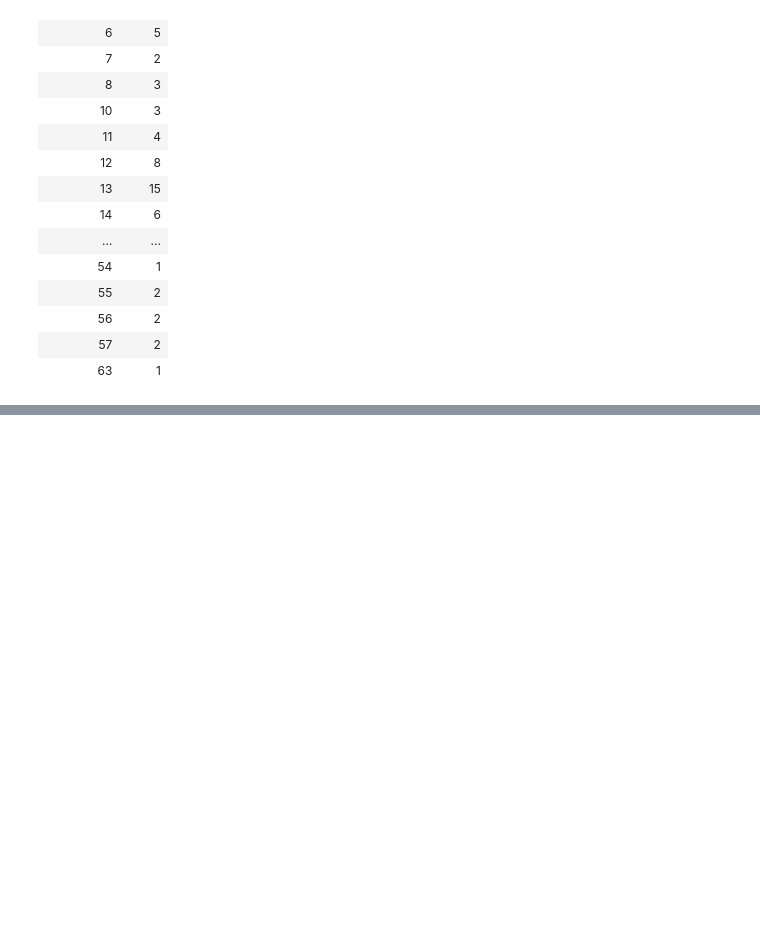
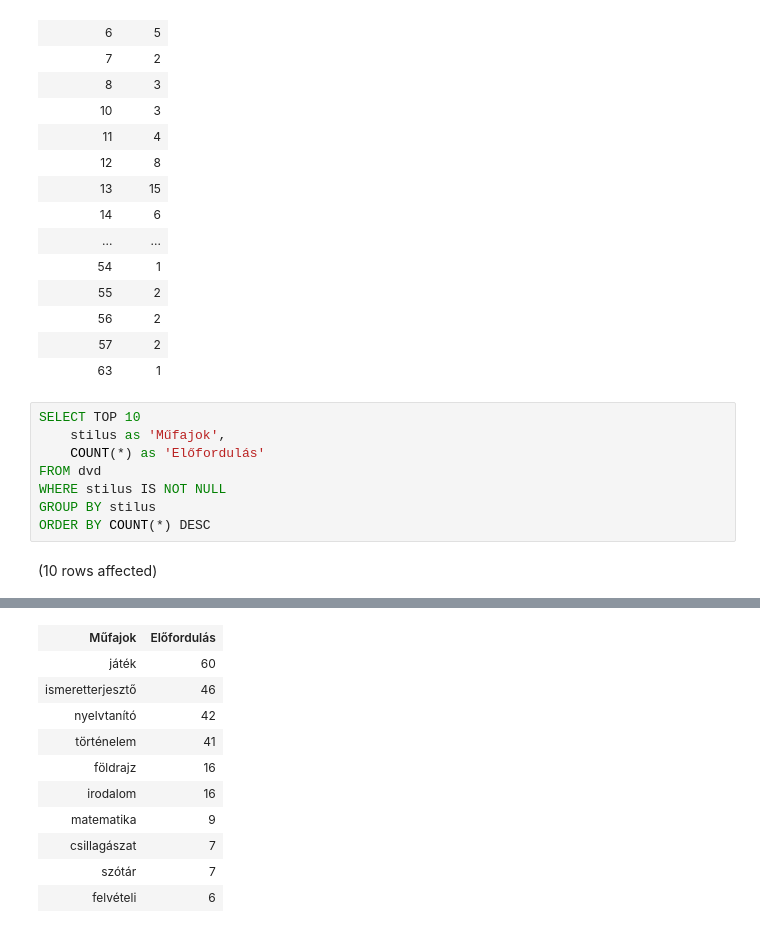
Before and after one commit to marinatoth/db_sql, a Jupyter notebook: hazi_adatprofilozas.ipynb, the cells around one changed output, grey strips where cells are left out. Cells and saved outputs as stored; diff of their text form; blank space fills up the shorter version.

Commit message:
stilus

```diff
--- a/hazi_adatprofilozas.ipynb
+++ b/hazi_adatprofilozas.ipynb
@@ -57,3 +86,13 @@ Total execution time: 00:00:00.014
 | 56 | 2 |
 | 57 | 2 |
 | 63 | 1 |
+# %%
+SELECT TOP 10
+    stilus as 'Műfajok',
+    COUNT(*) as 'Előfordulás'
+FROM dvd
+WHERE stilus IS NOT NULL
+GROUP BY stilus
+ORDER BY COUNT(*) DESC
+# %% [output]
+(10 rows affected)
@@ -59,0 +100,11 @@ Total execution time: 00:00:00.014
+| Műfajok | Előfordulás |
+| játék | 60 |
+| ismeretterjesztő | 46 |
+| nyelvtanító | 42 |
+| történelem | 41 |
+| földrajz | 16 |
+| irodalom | 16 |
+| matematika | 9 |
+| csillagászat | 7 |
+| szótár | 7 |
+| felvételi | 6 |
```
Also changed, not shown: parts of 5 cells of this notebook.
